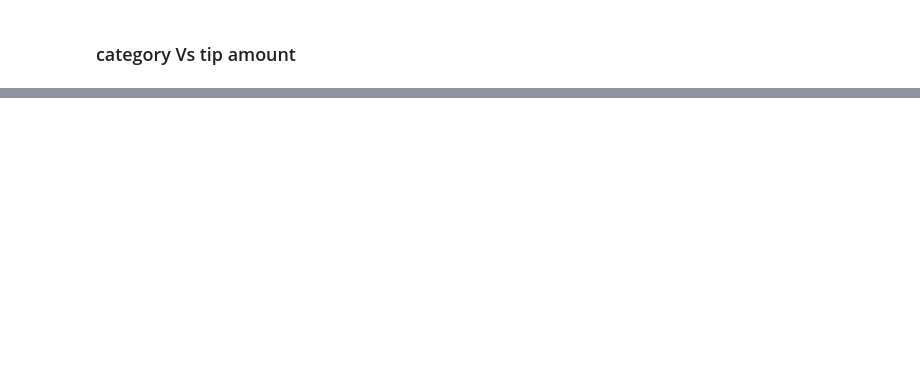
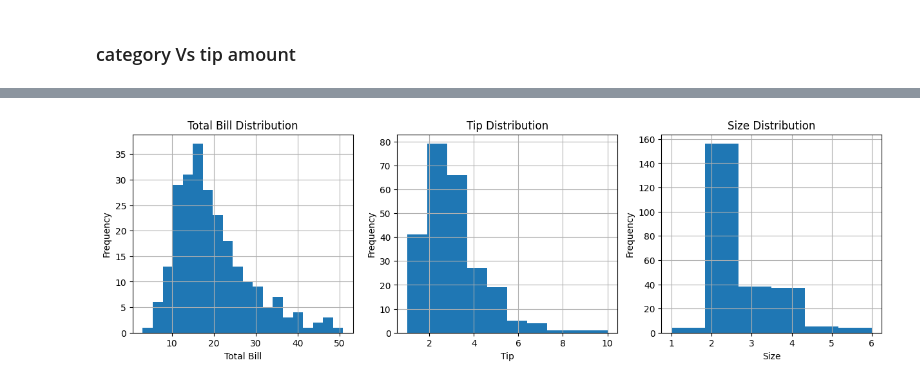
Before and after one commit to akashgardas/Data-Analysis, a Jupyter notebook: day10/matplotlib/Tips_dataset.ipynb, the cells around one changed output, grey strips where cells are left out. Saved outputs shown, nothing was run; the diff lists cells and outputs as text; code cells hidden in the pictures; blank space fills up the shorter version.

```diff
--- a/day10/matplotlib/Tips_dataset.ipynb
+++ b/day10/matplotlib/Tips_dataset.ipynb
@@ -187,0 +319,28 @@ sex_cat
+# %%
+# value distributions
+plt.figure(figsize=(15, 4))
+
+plt.subplot(1, 3, 1)
+plt.hist(df['total_bill'], bins=20)
+plt.title('Total Bill Distribution')
+plt.xlabel('Total Bill')
+plt.ylabel('Frequency')
+plt.grid(True)
+
+plt.subplot(1, 3, 2)
+plt.hist(df['tip'], bins=10)
+plt.title('Tip Distribution')
+plt.xlabel('Tip')
+plt.ylabel('Frequency')
+plt.grid(True)
+
+plt.subplot(1, 3, 3)
+plt.hist(df['size'], bins=6)
+plt.title('Size Distribution')
+plt.xlabel('Size')
+plt.ylabel('Frequency')
+plt.grid(True)
+
+plt.show()
+# %% [output]
+[figure, added]
```
Also changed, not shown: parts of 40 cells of this notebook.
